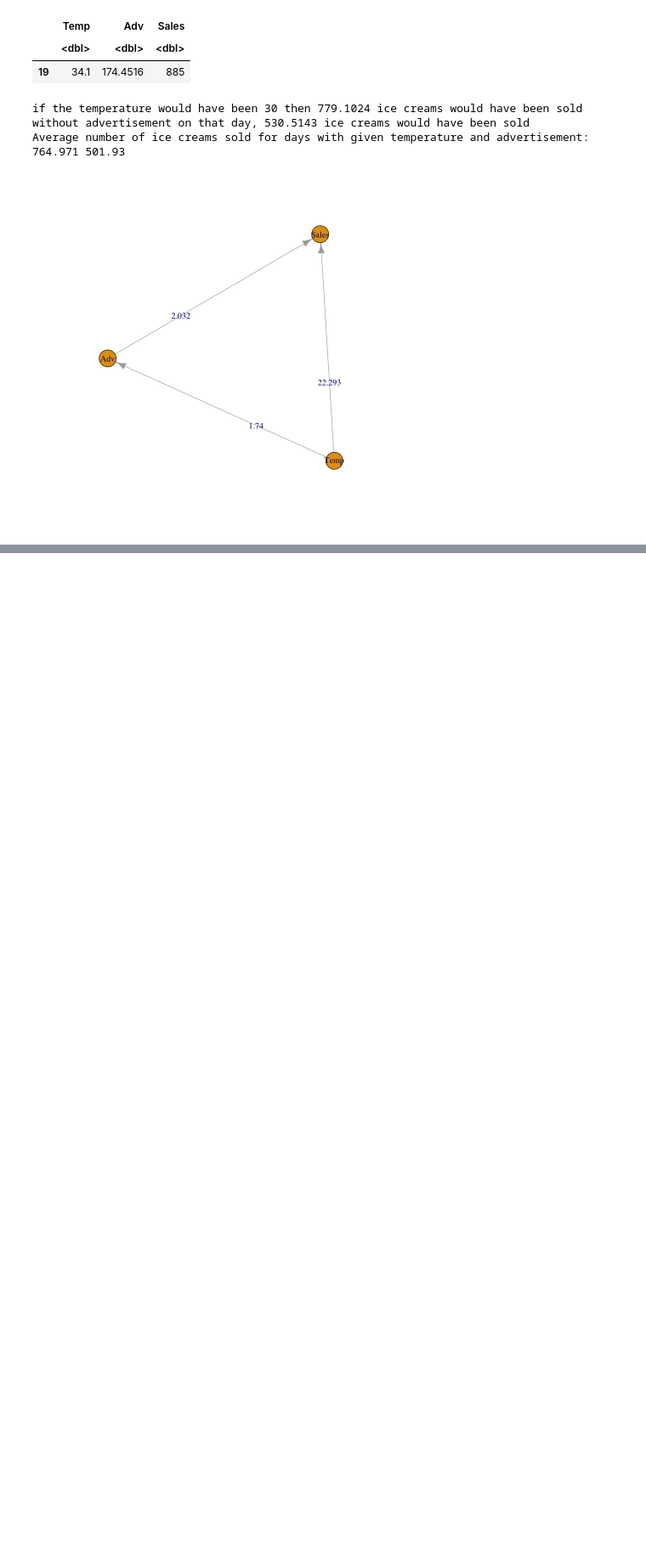
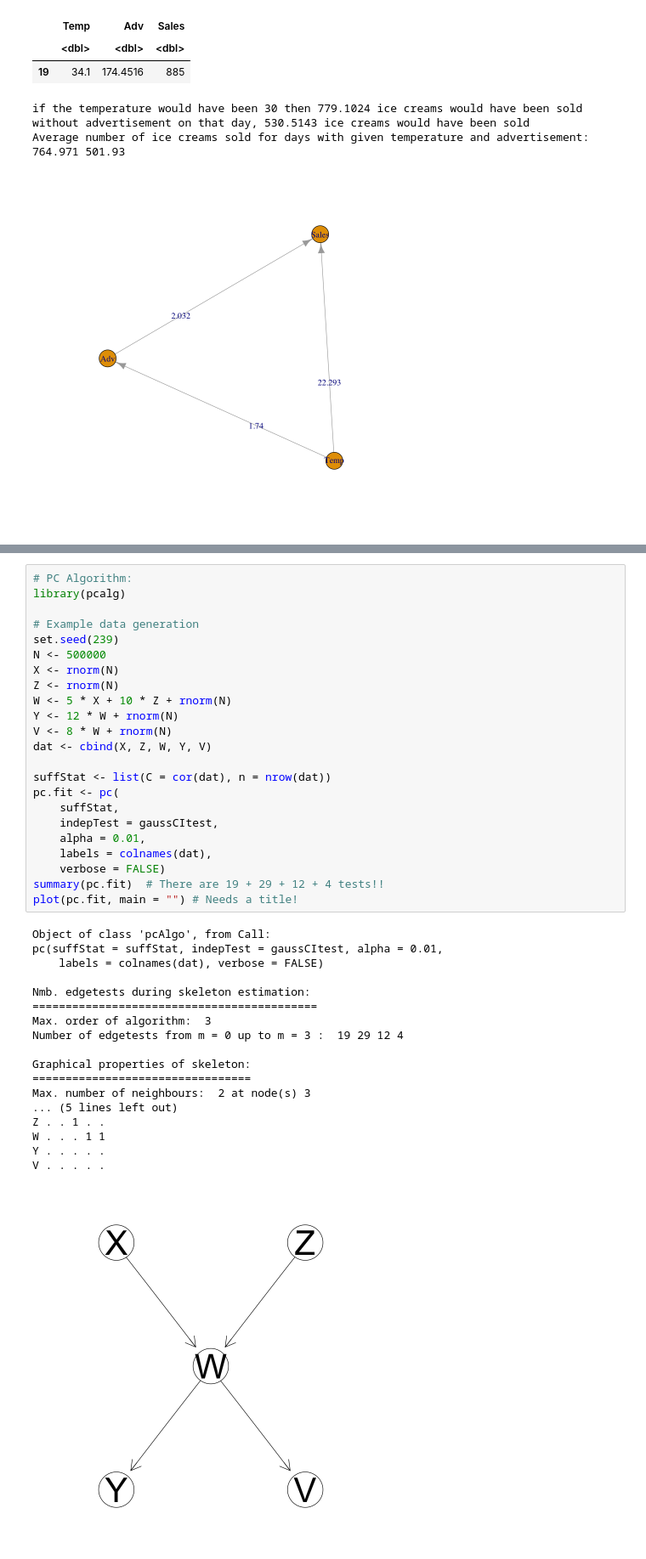
Before and after one commit to marbetschar/marco.betschart.name, a Jupyter notebook: projects/masters-degree-in-data-science/advanced-statistical-data-analysis.ipynb, the cells around one changed output, grey strips where cells are left out. Shown at 85% size. Saved outputs shown, nothing was run; the diff lists cells and outputs as text; blank space fills up the shorter version.

Commit message:
Advanced Statistical Data Analysis as Jupyter Notebook with R code

```diff
--- a/projects/masters-degree-in-data-science/advanced-statistical-data-analysis.ipynb
+++ b/projects/masters-degree-in-data-science/advanced-statistical-data-analysis.ipynb
@@ -1035,0 +1058,42 @@ plot(lingam_fit)
+# %%
+# PC Algorithm:
+library(pcalg)
+
+# Example data generation
+set.seed(239)
+N <- 500000
+X <- rnorm(N)
+Z <- rnorm(N)
+W <- 5 * X + 10 * Z + rnorm(N)
+Y <- 12 * W + rnorm(N)
+V <- 8 * W + rnorm(N)
+dat <- cbind(X, Z, W, Y, V)
+
+suffStat <- list(C = cor(dat), n = nrow(dat))
+pc.fit <- pc(
+    suffStat,
+    indepTest = gaussCItest,
+    alpha = 0.01,
+    labels = colnames(dat),
+    verbose = FALSE)
+summary(pc.fit)  # There are 19 + 29 + 12 + 4 tests!!
+plot(pc.fit, main = "") # Needs a title!
+# %% [output]
+Object of class 'pcAlgo', from Call:
+pc(suffStat = suffStat, indepTest = gaussCItest, alpha = 0.01,
+    labels = colnames(dat), verbose = FALSE)
+
+Nmb. edgetests during skeleton estimation:
+===========================================
+Max. order of algorithm:  3
+Number of edgetests from m = 0 up to m = 3 :  19 29 12 4
+
+Graphical properties of skeleton:
+=================================
+Max. number of neighbours:  2 at node(s) 3
+... (5 lines left out)
+Z . . 1 . .
+W . . . 1 1
+Y . . . . .
+V . . . . .
+[figure, added]
```
Also changed, not shown: parts of 3 cells of this notebook.
